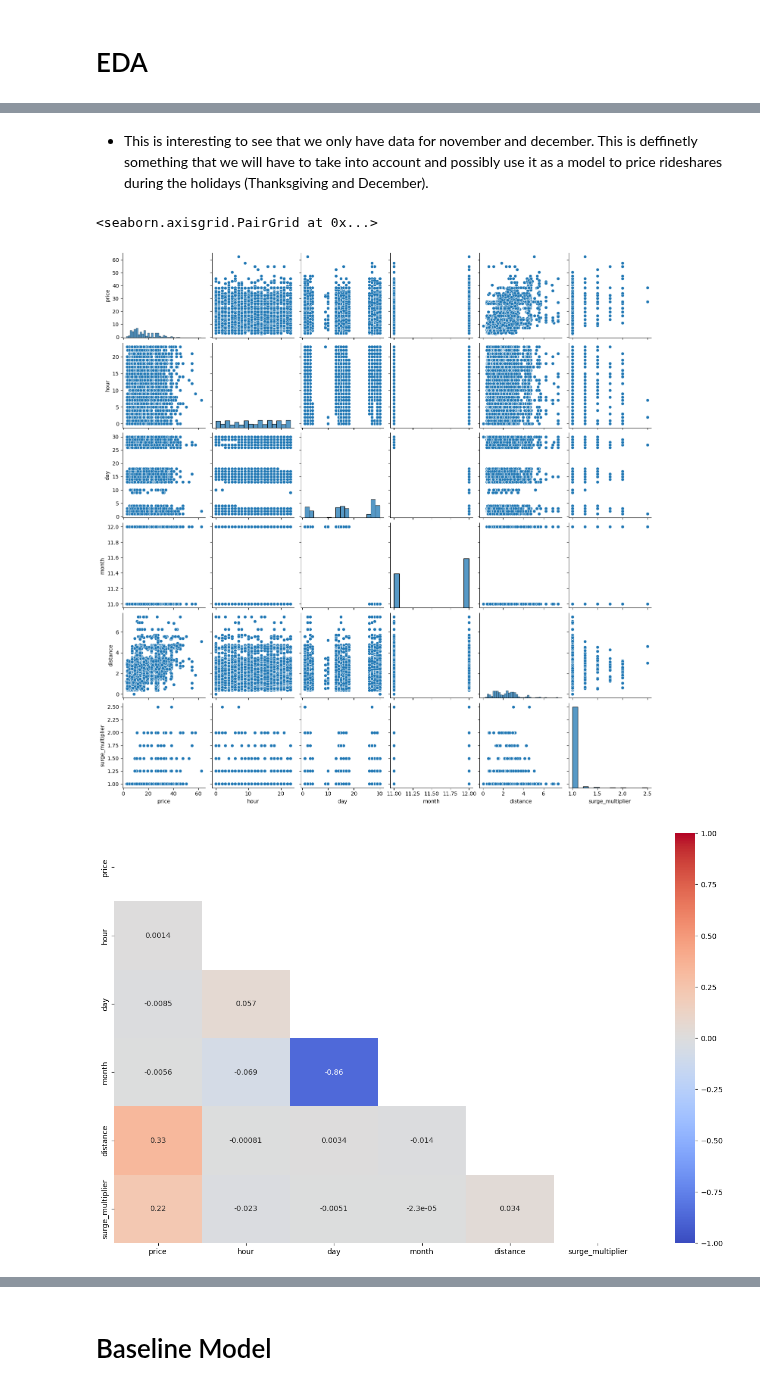
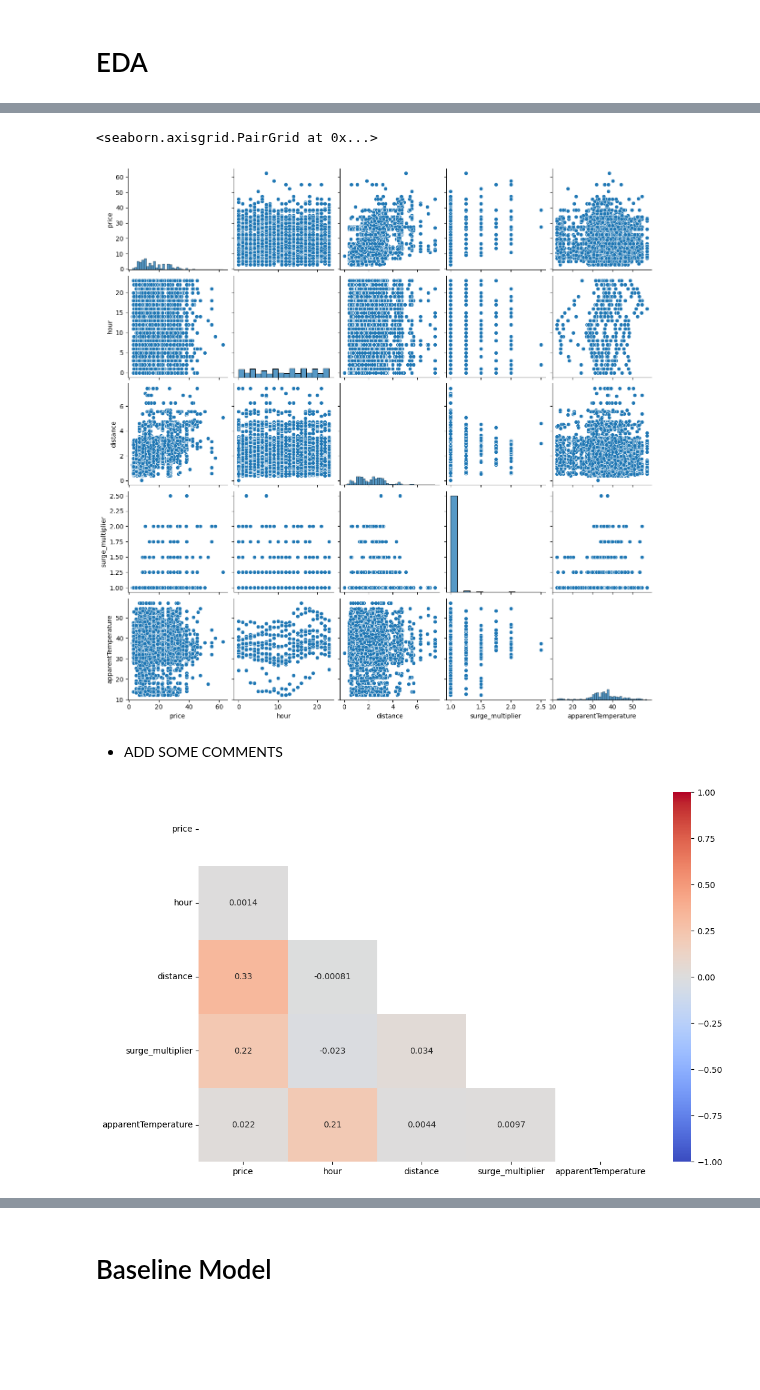
Before and after one commit to ksbuffaloe/Data-5600, a Jupyter notebook: 02_project/scripts/rideshare_projects.ipynb, the cells around one changed output, grey strips where cells are left out. Saved outputs shown, nothing was run; the diff lists cells and outputs as text; code cells hidden in the pictures; blank space fills up the shorter version.

Commit message:
created the initial model

```diff
--- a/02_project/scripts/rideshare_projects.ipynb
+++ b/02_project/scripts/rideshare_projects.ipynb
@@ -15,9 +30,9 @@ pd.set_option('display.max_columns', None)
 # %%
 #Load in the data and store it as ride
 
-ride = pd.read_csv('../../02_project/data/rideshare_subset.csv')
-ride = ride.dropna()
-ride.describe()
+ride_full = pd.read_csv('../../02_project/data/rideshare_subset.csv')
+ride_full = ride_full.dropna()
+ride_full.describe()
 # %% [output]
 |  | timestamp | hour | day | month | price | distance | surge_multiplier | latitude | longitude | ... |
 | count | 4.577000e+03 | 4577.000000 | 4577.000000 | 4577.000000 | 4577.000000 | 4577.000000 | 4577.000000 | 4577.000000 | 4577.000000 | ... |
@@ -31,7 +48,7 @@ ride.describe()
 # %%
 #There is a lot of columns that we really do not need so we will trim downn the dataset
-columns_to_keep = ['price', 'hour','day', 'month', 'distance', 'surge_multiplier', 'name']
+columns_to_keep = ['price', 'hour', 'distance', 'surge_multiplier', 'apparentTemperature', 'name']
 
-ride = ride[columns_to_keep]
+ride = ride_full[columns_to_keep]
 ride.head()
 # %% [output]
@@ -68,25 +85,24 @@ plt.show()
-# %% [markdown]
-- This is interesting to see that we only have data for november and december. This is deffinetly something that we will have to take into account and possibly use it as a model to price rideshares during the holidays (Thanksgiving and December).
 # %%
 sns.pairplot(ride)
 # %% [output]
 <seaborn.axisgrid.PairGrid at 0x...>
-[figure, old version]
+[figure, new version]
+# %% [markdown]
+- ADD SOME COMMENTS
 # %%
 # Compute correlation matrix once
 corr_matrix = ride.select_dtypes(include=['number']).corr()
 
-
 # Set figure size before plotting
-plt.figure(figsize=(16, 10))
+plt.figure(figsize=(12, 8))
 
 # Create heatmap
 sns.heatmap(corr_matrix,
             cmap='coolwarm',  # Color palette
             annot=True,  # Show correlation values
             vmin=-1, vmax=1,  # Normalize color scale
             mask=np.triu(corr_matrix))  # Hide upper triangle
 
 plt.show()
 # %% [output]
-[figure, old version]
+[figure, new version]
```
Also changed, not shown: parts of 20 cells of this notebook.
